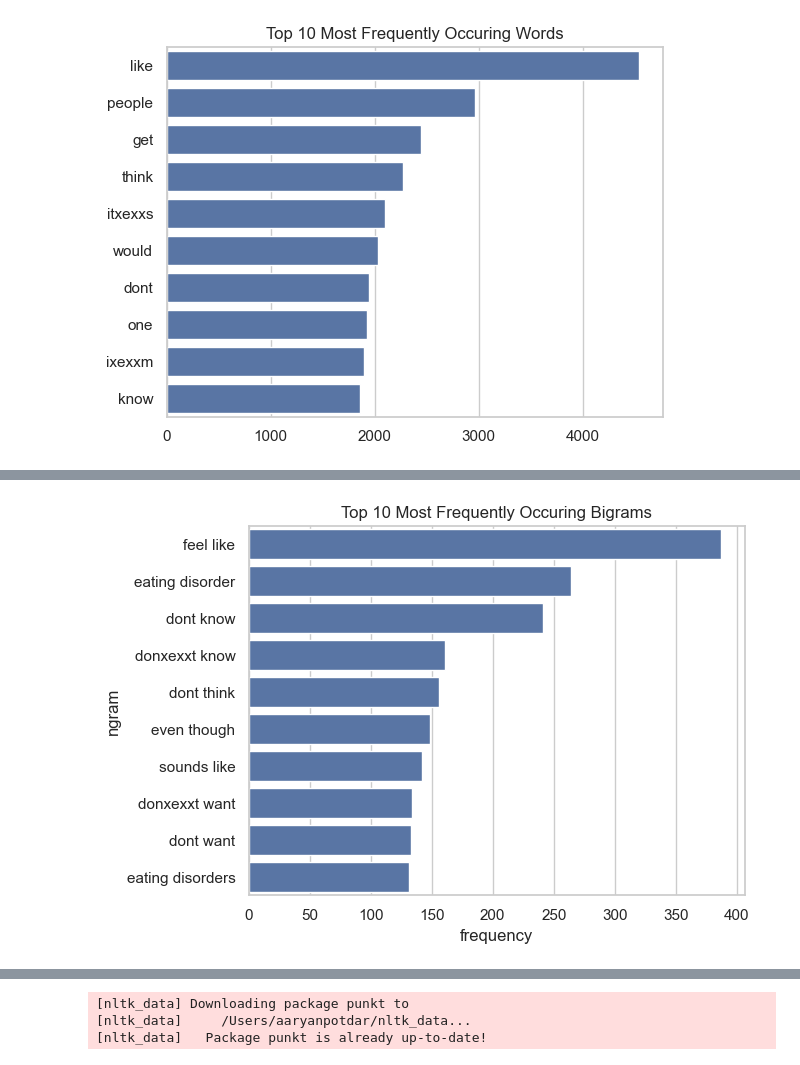
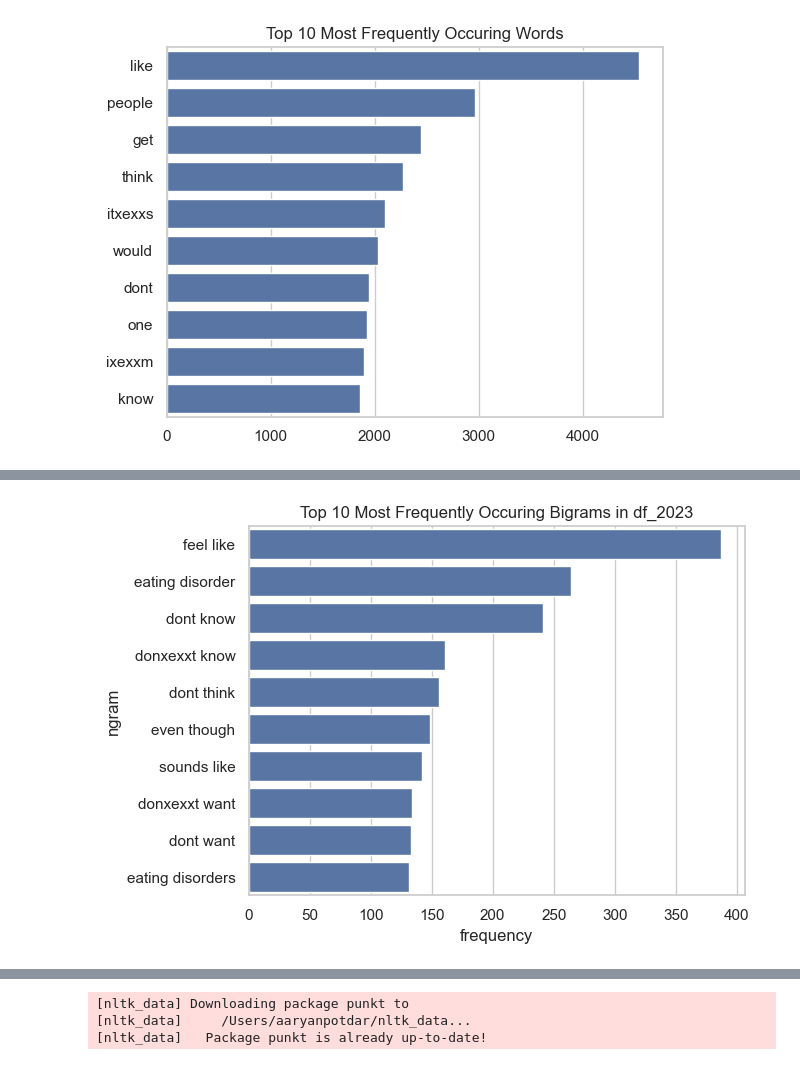
Before and after one commit to dsgt-kaggle-clef/erisk-2024, a Jupyter notebook: AaryanPotdar/EDA.ipynb, the cells around one changed output, grey strips where cells are left out. Saved outputs shown, nothing was run; the diff lists cells and outputs as text; code cells hidden in the pictures.

```diff
--- a/AaryanPotdar/EDA.ipynb
+++ b/AaryanPotdar/EDA.ipynb
@@ -505,18 +505,18 @@ plt.show()
 # %%
 # Bigrams for 2023
 # most frequently occuring N_grams
 cv23 = CountVectorizer(ngram_range=(2,2))
 bigrams = cv23.fit_transform(df_2023_freq['text'])
 
 count_values = bigrams.toarray().sum(axis=0)
 ngram_freq = pd.DataFrame(sorted([(count_values[i], k) for k, i in cv23.vocabulary_.items()], reverse = True))
 ngram_freq.columns = ["frequency", "ngram"]
 
 sns.barplot(x=ngram_freq['frequency'][:10], y=ngram_freq['ngram'][:10])
-plt.title('Top 10 Most Frequently Occuring Bigrams')
+plt.title('Top 10 Most Frequently Occuring Bigrams in df_2023')
 plt.show()
 # %% [output]
-[figure, old version]
+[figure, new version]
 # %%
 cv1 = CountVectorizer(ngram_range=(3,3))
 trigrams = cv1.fit_transform(df_2022_freq['text'])
```
Also changed, not shown: parts of 5 cells of this notebook.
